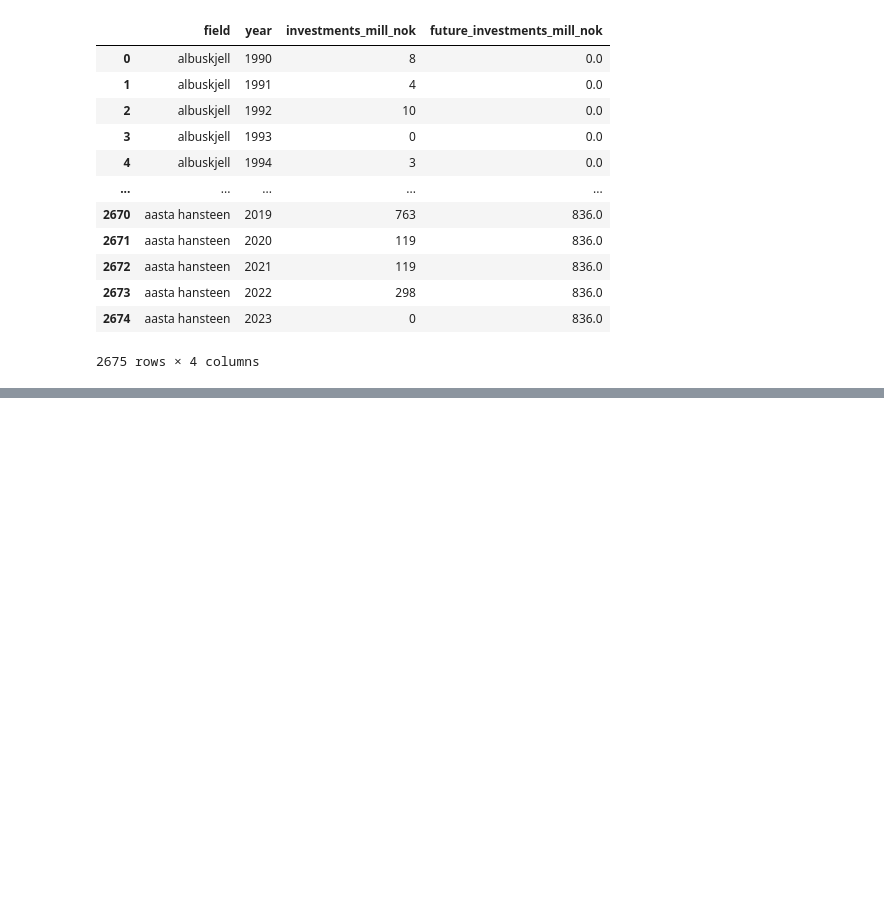
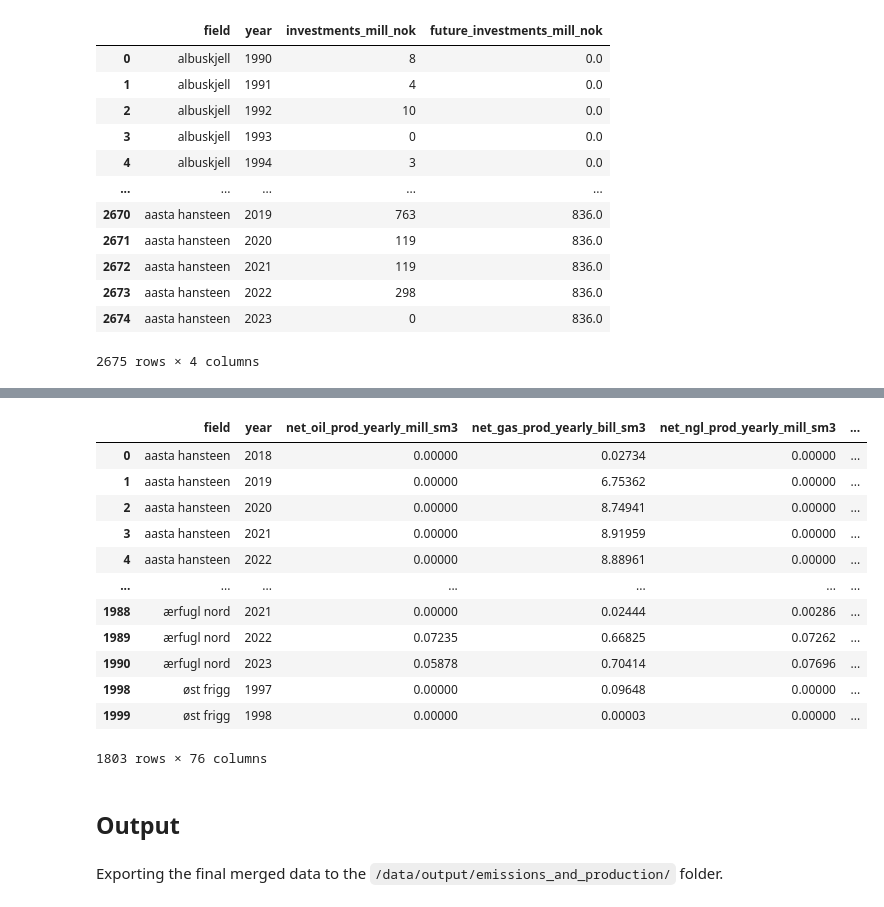
Before and after one commit to percw/Norwegian_oil_gas_decarbonization, a Jupyter notebook: notebooks/02_data_cleaning/02_production_and_emission_data_cleaning.ipynb, the cells around one changed output, grey strips where cells are left out. Saved outputs shown, nothing was run; the diff lists cells and outputs as text; code cells hidden in the pictures; blank space fills up the shorter version.

```diff
--- a/notebooks/02_data_cleaning/02_production_and_emission_data_cleaning.ipynb
+++ b/notebooks/02_data_cleaning/02_production_and_emission_data_cleaning.ipynb
@@ -2046,4 +1744,0 @@ emissions_ch4_df[(emissions_ch4_df['year'] == 2013) & (emissions_ch4_df['field']
-# %%
-# Deleting the rows that has NaN values for the columns operator, yearly_nox_emissions_tons, and yearly_ch4_emissions_tons
-
-emissions_df = emissions_df.dropna(subset=['operator', 'yearly_nox_emissions_tons', 'yearly_ch4_emissions_tons'])
@@ -2219,5 +1744,0 @@ Yearly CO2 Emissions for Fields with More than 10 Observations
-# %%
-# printing all data about the svalin field, but column is object
-
-emissions_df['field'] = emissions_df['field'].apply(lambda x: str(x).strip().lower() if pd.notnull(x) else x)
-emissions_df[emissions_df['field'] == 'svalin']
@@ -2297,0 +1747,10 @@ plot_field_values(emissions_df, 'yearly_ch4_emissions_tons')
+# %%
+# Merging investments_merged into latest_merged
+
+field_facility_well_investment_df = latest_merged.merge(investments_merged_df, on=['field', 'year'], how='left')
+
+# Removing all rows after 2023
+field_facility_well_investment_df = field_facility_well_investment_df[field_facility_well_investment_df['year'] <= 2023]
+field_facility_well_investment_df[field_facility_well_investment_df['future_investments_mill_nok'].isna()]
+
+field_facility_well_investment_df.head()
@@ -2297,0 +1787,27 @@ plot_field_values(emissions_df, 'yearly_ch4_emissions_tons')
+# %%
+# Mering field_facility_well_investment_df with emissions_df
+
+field_emissions_df = field_facility_well_investment_df.merge(emissions_df, on=['field', 'year'], how='left')
+field_emissions_df.head()
+
+fields_prod_emissions_1997_2023_df = field_emissions_df[(field_emissions_df['year'] >= 1997) & (field_emissions_df['year'] <= 2023)]
+# %%
+fields_prod_emissions_1997_2023_df
+# %% [output]
+|  | field | year | net_oil_prod_yearly_mill_sm3 | net_gas_prod_yearly_bill_sm3 | net_ngl_prod_yearly_mill_sm3 | ... |
+| 0 | aasta hansteen | 2018 | 0.00000 | 0.02734 | 0.00000 | ... |
+| 1 | aasta hansteen | 2019 | 0.00000 | 6.75362 | 0.00000 | ... |
+| 2 | aasta hansteen | 2020 | 0.00000 | 8.74941 | 0.00000 | ... |
+| 3 | aasta hansteen | 2021 | 0.00000 | 8.91959 | 0.00000 | ... |
+| 4 | aasta hansteen | 2022 | 0.00000 | 8.88961 | 0.00000 | ... |
+| ... | ... | ... | ... | ... | ... | ... |
+| 1988 | ærfugl nord | 2021 | 0.00000 | 0.02444 | 0.00286 | ... |
+| 1989 | ærfugl nord | 2022 | 0.07235 | 0.66825 | 0.07262 | ... |
+| 1990 | ærfugl nord | 2023 | 0.05878 | 0.70414 | 0.07696 | ... |
+| 1998 | øst frigg | 1997 | 0.00000 | 0.09648 | 0.00000 | ... |
+| 1999 | øst frigg | 1998 | 0.00000 | 0.00003 | 0.00000 | ... |
+1803 rows × 76 columns
+# %% [markdown]
+## Output
+# %% [markdown]
+Exporting the final merged data to the `/data/output/emissions_and_production/` folder.
```
Also changed, not shown: parts of 65 cells of this notebook.
